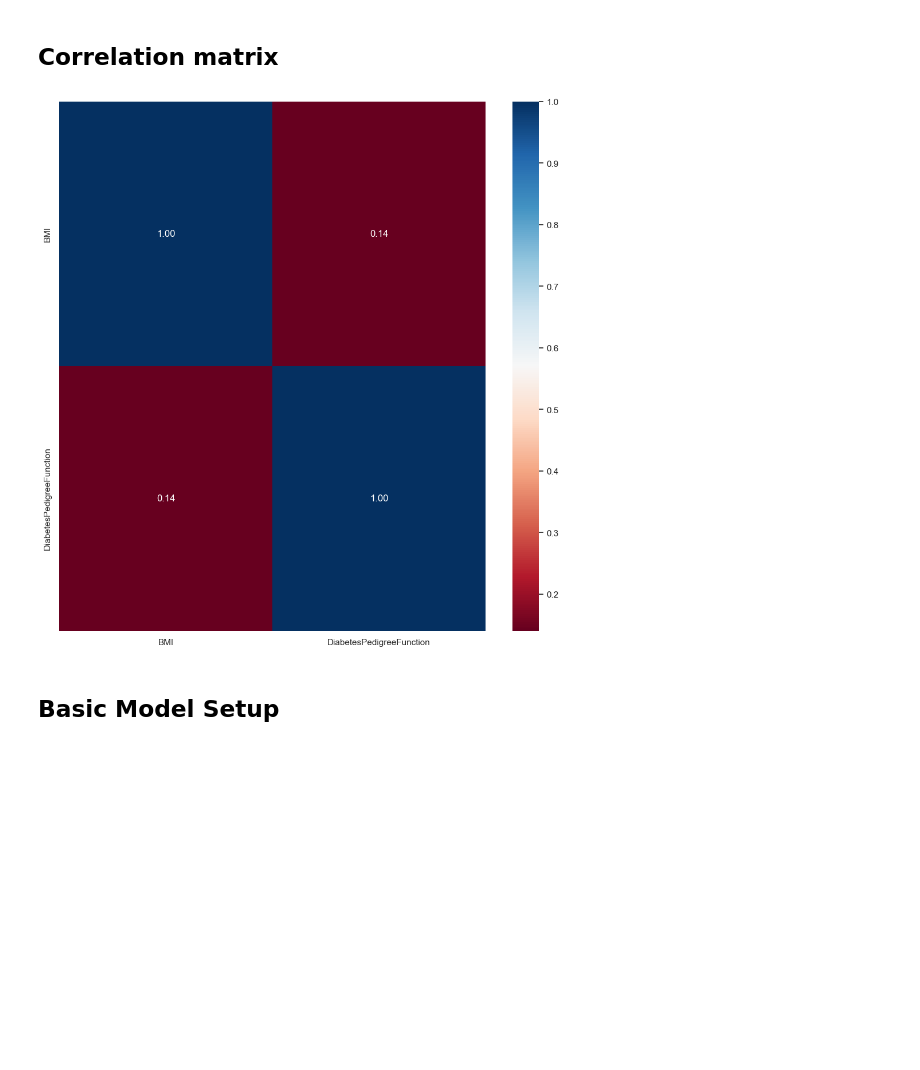
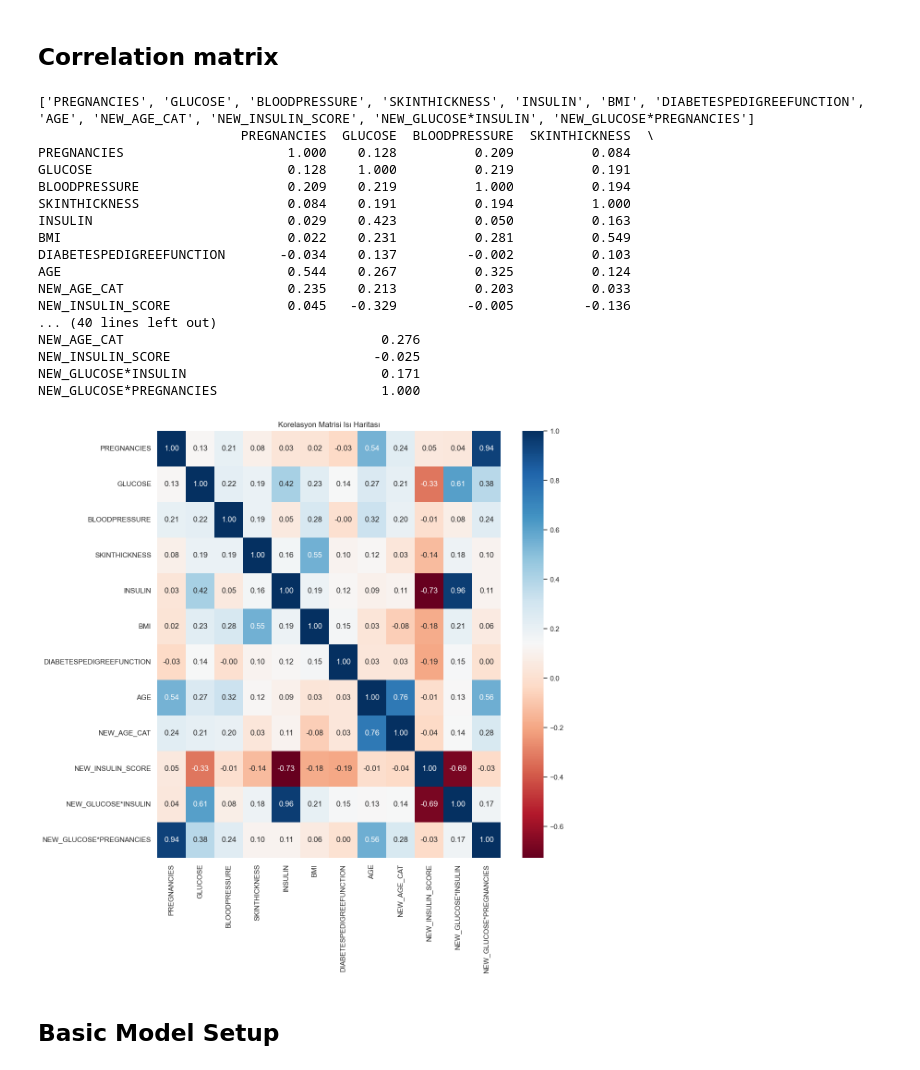
Before and after one commit to ahmetduman23/Machine-Learning, a Jupyter notebook: Diabetes_Prediction/feature-engineering-for-diabetes-prediction.ipynb, the cells around one changed output. Saved outputs shown, nothing was run; the diff lists cells and outputs as text; code cells hidden in the pictures; blank space fills up the shorter version.

```diff
--- a/Diabetes_Prediction/feature-engineering-for-diabetes-prediction.ipynb
+++ b/Diabetes_Prediction/feature-engineering-for-diabetes-prediction.ipynb
@@ -330,17 +330,34 @@ Outcome
 # %% [markdown]
 ## Correlation matrix
 # %%
-num_cols=[col for col in df.columns if df[col].dtype in [int,float]]
+num_cols = [col for col in df.columns if df[col].dtype in [int, float]]
+print(num_cols)
 
-corr=df[num_cols].corr()
-corr
+corr = df[num_cols].corr()
 
-
-sns.set(rc={"figure.figsize":[12,12]})
-sns.heatmap(corr,cmap="RdBu", annot=True, fmt='.2f')
+sns.set(rc={"figure.figsize": [12, 12]})
+sns.heatmap(corr, cmap="RdBu", annot=True, fmt='.2f')
+plt.title("Korelasyon Matrisi Isı Haritası")
 plt.show()
 # %% [output]
+['PREGNANCIES', 'GLUCOSE', 'BLOODPRESSURE', 'SKINTHICKNESS', 'INSULIN', 'BMI', 'DIABETESPEDIGREEFUNCTION', 'AGE', 'NEW_AGE_CAT', 'NEW_INSULIN_SCORE', 'NEW_GLUCOSE*INSULIN', 'NEW_GLUCOSE*PREGNANCIES']
+                          PREGNANCIES  GLUCOSE  BLOODPRESSURE  SKINTHICKNESS  \
+PREGNANCIES                     1.000    0.128          0.209          0.084
+GLUCOSE                         0.128    1.000          0.219          0.191
+BLOODPRESSURE                   0.209    0.219          1.000          0.194
+SKINTHICKNESS                   0.084    0.191          0.194          1.000
+INSULIN                         0.029    0.423          0.050          0.163
+BMI                             0.022    0.231          0.281          0.549
+DIABETESPEDIGREEFUNCTION       -0.034    0.137         -0.002          0.103
+AGE                             0.544    0.267          0.325          0.124
+NEW_AGE_CAT                     0.235    0.213          0.203          0.033
+NEW_INSULIN_SCORE               0.045   -0.329         -0.005         -0.136
+... (40 lines left out)
+NEW_AGE_CAT                                 0.276
+NEW_INSULIN_SCORE                          -0.025
+NEW_GLUCOSE*INSULIN                         0.171
+NEW_GLUCOSE*PREGNANCIES                     1.000
-[figure, old version]
+[figure, new version]
 # %% [markdown]
 ## Basic Model Setup
 # %%
```
